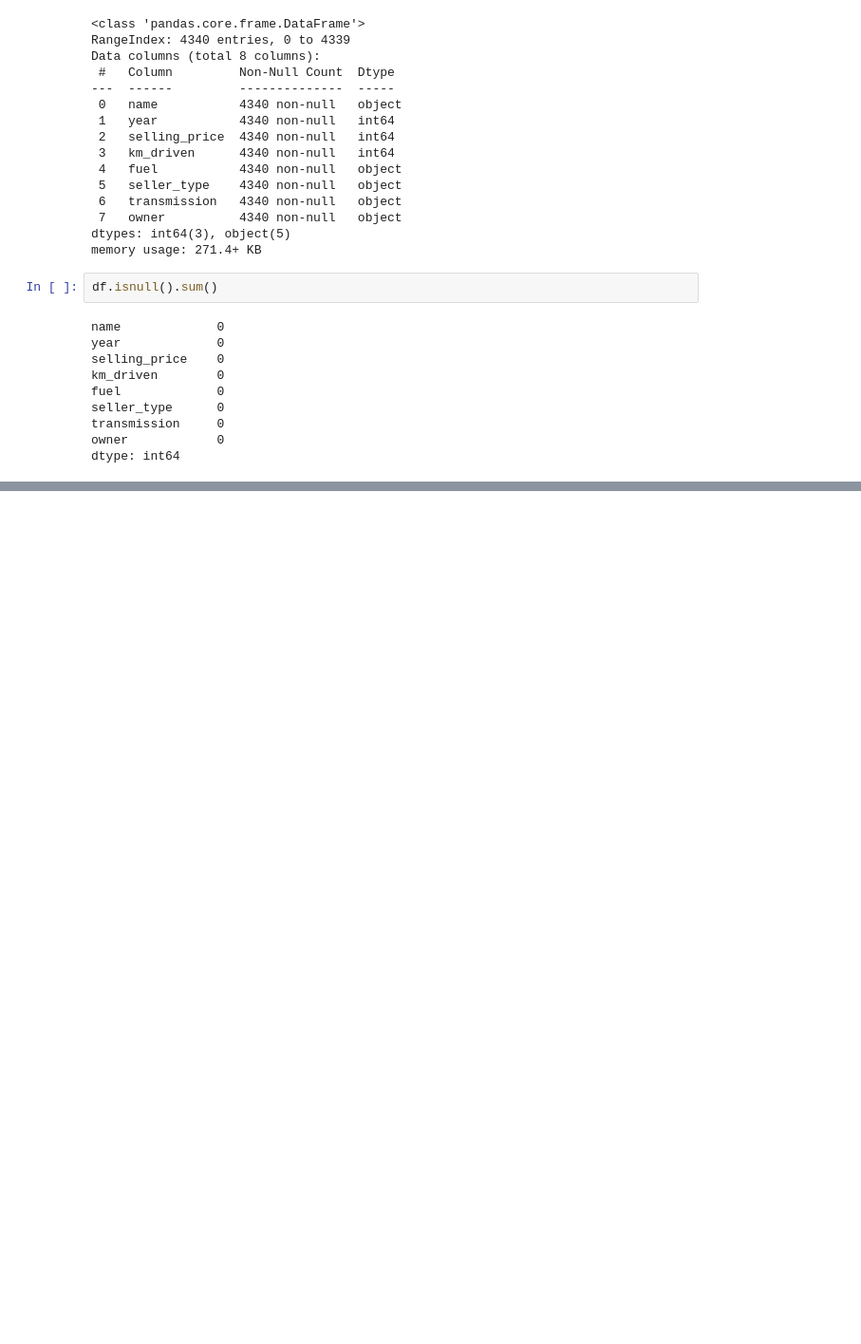
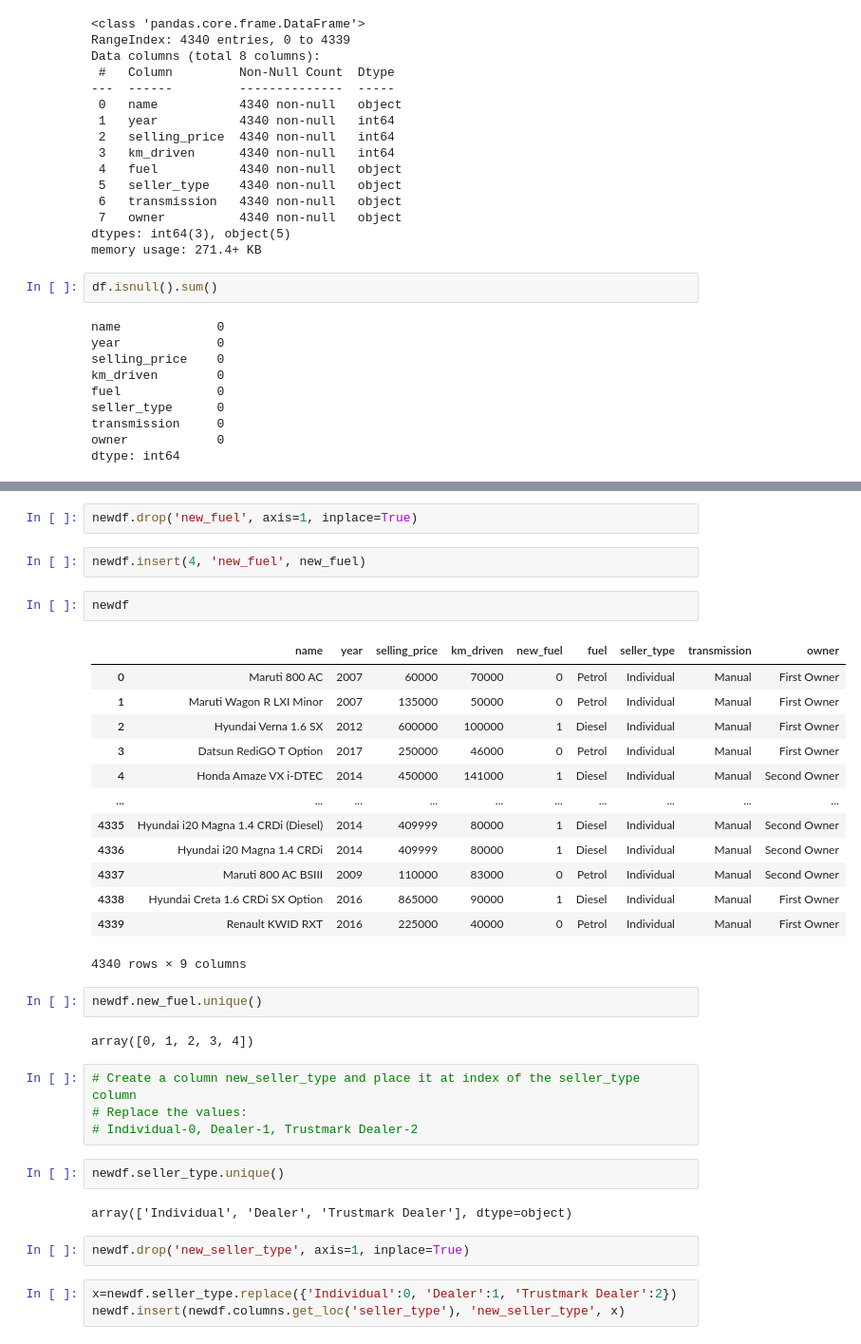
Before and after one commit to sujataprasad01/ML-Price-Prediction-of-Used-Cars-Decision-Tree-, a Jupyter notebook: Decision_Tree_Regression_(Price_Prediction_of_Used_Cars).ipynb, the cells around one changed output, grey strips where cells are left out. Shown at 95% size. Drawn from its saved outputs; the diff is of its cells as text; blank space fills up the shorter version.

```diff
--- a/Decision_Tree_Regression_(Price_Prediction_of_Used_Cars).ipynb
+++ b/Decision_Tree_Regression_(Price_Prediction_of_Used_Cars).ipynb
@@ -76,0 +197,37 @@ dtype: int64
+# %%
+newdf.drop('new_fuel', axis=1, inplace=True)
+# %%
+newdf.insert(4, 'new_fuel', new_fuel)
+# %%
+newdf
+# %% [output]
+|  | name | year | selling_price | km_driven | new_fuel | fuel | seller_type | transmission | owner |
+| 0 | Maruti 800 AC | 2007 | 60000 | 70000 | 0 | Petrol | Individual | Manual | First Owner |
+| 1 | Maruti Wagon R LXI Minor | 2007 | 135000 | 50000 | 0 | Petrol | Individual | Manual | First Owner |
+| 2 | Hyundai Verna 1.6 SX | 2012 | 600000 | 100000 | 1 | Diesel | Individual | Manual | First Owner |
+| 3 | Datsun RediGO T Option | 2017 | 250000 | 46000 | 0 | Petrol | Individual | Manual | First Owner |
+| 4 | Honda Amaze VX i-DTEC | 2014 | 450000 | 141000 | 1 | Diesel | Individual | Manual | Second Owner |
+| ... | ... | ... | ... | ... | ... | ... | ... | ... | ... |
+| 4335 | Hyundai i20 Magna 1.4 CRDi (Diesel) | 2014 | 409999 | 80000 | 1 | Diesel | Individual | Manual | Second Owner |
+| 4336 | Hyundai i20 Magna 1.4 CRDi | 2014 | 409999 | 80000 | 1 | Diesel | Individual | Manual | Second Owner |
+| 4337 | Maruti 800 AC BSIII | 2009 | 110000 | 83000 | 0 | Petrol | Individual | Manual | Second Owner |
+| 4338 | Hyundai Creta 1.6 CRDi SX Option | 2016 | 865000 | 90000 | 1 | Diesel | Individual | Manual | First Owner |
+| 4339 | Renault KWID RXT | 2016 | 225000 | 40000 | 0 | Petrol | Individual | Manual | First Owner |
+4340 rows × 9 columns
+# %%
+newdf.new_fuel.unique()
+# %% [output]
+array([0, 1, 2, 3, 4])
+# %%
+# Create a column new_seller_type and place it at index of the seller_type column
+# Replace the values:
+# Individual-0, Dealer-1, Trustmark Dealer-2
+# %%
+newdf.seller_type.unique()
+# %% [output]
+array(['Individual', 'Dealer', 'Trustmark Dealer'], dtype=object)
+# %%
+newdf.drop('new_seller_type', axis=1, inplace=True)
+# %%
+x=newdf.seller_type.replace({'Individual':0, 'Dealer':1, 'Trustmark Dealer':2})
+newdf.insert(newdf.columns.get_loc('seller_type'), 'new_seller_type', x)
```
Also changed, not shown: parts of 20 cells of this notebook.
